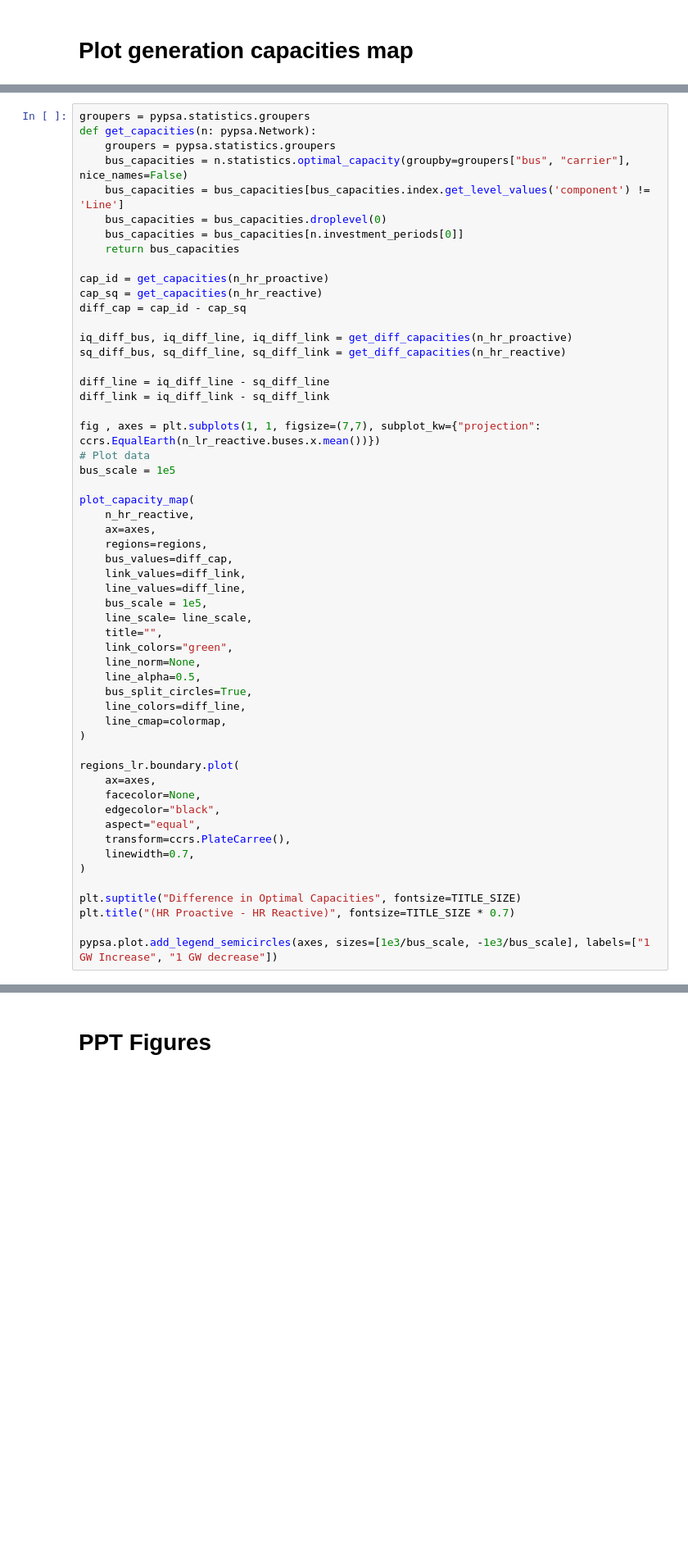
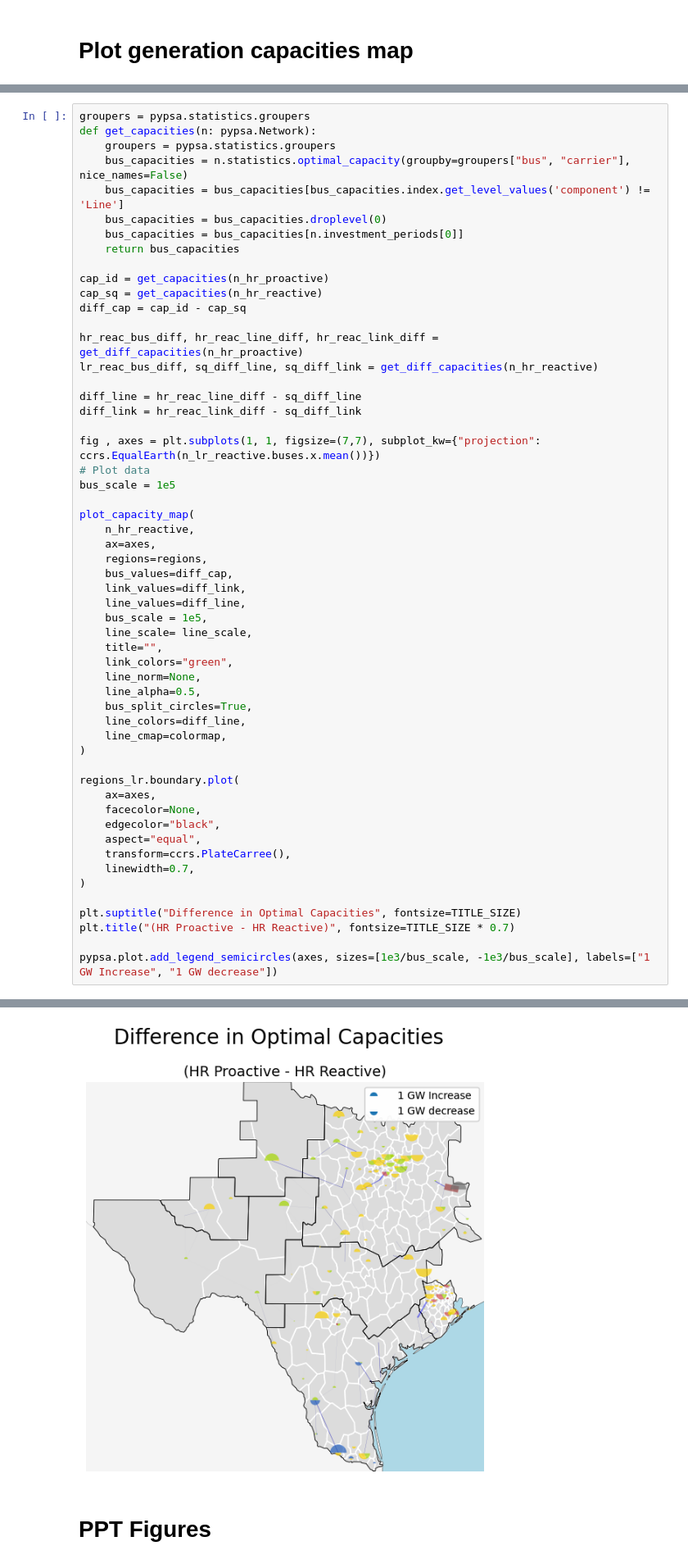
Before and after one commit to ktehranchi/pypsa-usa, a Jupyter notebook: workflow/notebooks/CH2/plot_network_maps2ERCOT.ipynb, the cells around one changed output, grey strips where cells are left out. Shown at 82% size. Saved outputs shown, nothing was run; the diff lists cells and outputs as text; blank space fills up the shorter version.

```diff
--- a/workflow/notebooks/CH2/plot_network_maps2ERCOT.ipynb
+++ b/workflow/notebooks/CH2/plot_network_maps2ERCOT.ipynb
@@ -457,11 +687,11 @@ cap_id = get_capacities(n_hr_proactive)
 cap_sq = get_capacities(n_hr_reactive)
 diff_cap = cap_id - cap_sq
 
-iq_diff_bus, iq_diff_line, iq_diff_link = get_diff_capacities(n_hr_proactive)
-sq_diff_bus, sq_diff_line, sq_diff_link = get_diff_capacities(n_hr_reactive)
+hr_reac_bus_diff, hr_reac_line_diff, hr_reac_link_diff = get_diff_capacities(n_hr_proactive)
+lr_reac_bus_diff, sq_diff_line, sq_diff_link = get_diff_capacities(n_hr_reactive)
 
-diff_line = iq_diff_line - sq_diff_line
-diff_link = iq_diff_link - sq_diff_link
+diff_line = hr_reac_line_diff - sq_diff_line
+diff_link = hr_reac_link_diff - sq_diff_link
 
 fig , axes = plt.subplots(1, 1, figsize=(7,7), subplot_kw={"projection": ccrs.EqualEarth(n_lr_reactive.buses.x.mean())})
 # Plot data
@@ -498,3 +728,4 @@ plt.suptitle("Difference in Optimal Capacities", fontsize=TITLE_SIZE)
 plt.title("(HR Proactive - HR Reactive)", fontsize=TITLE_SIZE * 0.7)
 
 pypsa.plot.add_legend_semicircles(axes, sizes=[1e3/bus_scale, -1e3/bus_scale], labels=["1 GW Increase", "1 GW decrease"])
+# %% [output]
@@ -501,3 +749,4 @@ pypsa.plot.add_legend_semicircles(axes, sizes=[1e3/bus_scale, -1e3/bus_scale], l
+[figure, added]
 # %% [markdown]
 # PPT Figures
 # %%
```
Also changed, not shown: parts of 13 cells of this notebook, 1 other file.
